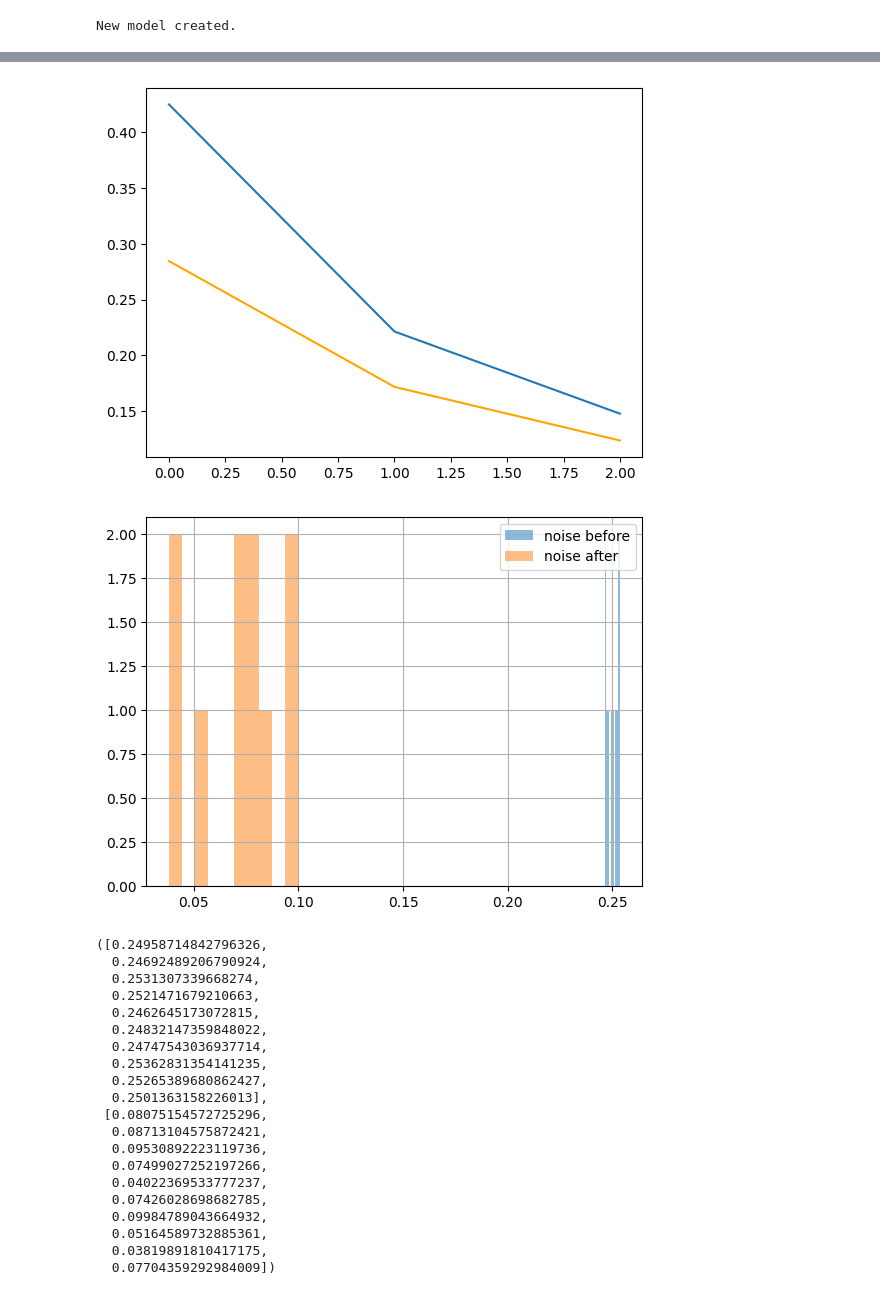
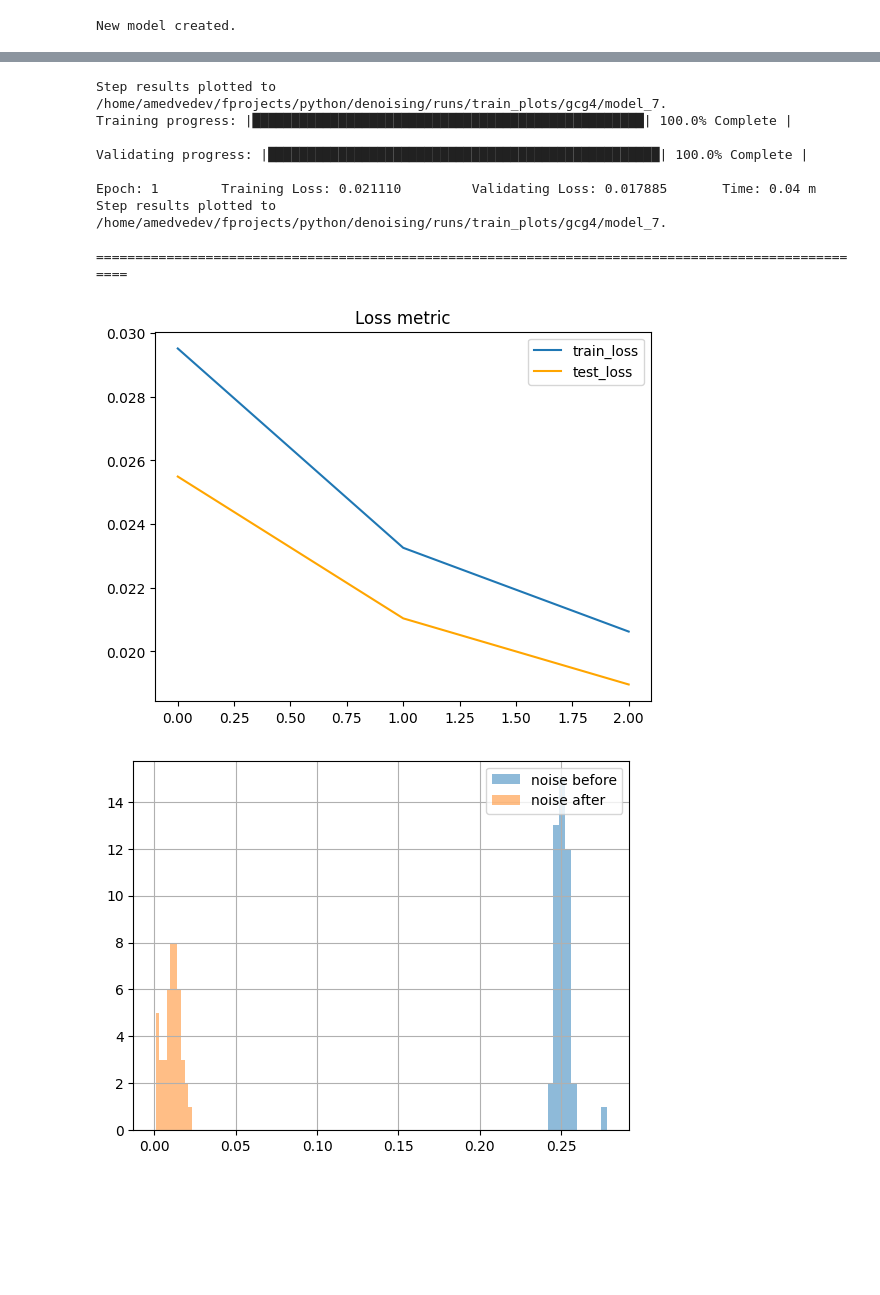
Before and after one commit to medaldev/DenoisingCNN, a Jupyter notebook: notebooks/denoiser_environment.ipynb, the cells around one changed output, grey strips where cells are left out. Saved outputs shown, nothing was run; the diff lists cells and outputs as text; code cells hidden in the pictures; blank space fills up the shorter version.

```diff
--- a/notebooks/denoiser_environment.ipynb
+++ b/notebooks/denoiser_environment.ipynb
@@ -4,5 +4,5 @@ from applications.denoiser_environment import DenoiserEnvironment
 PATH_BASE = "/home/amedvedev/fprojects/python/denoising"
 
 width, height = 100, 100
-env = DenoiserEnvironment(name_model="model_6", name_dataset="gcg4", path_base=PATH_BASE)
+env = DenoiserEnvironment(name_model="model_7", name_dataset="gcg4", path_base=PATH_BASE)
 # %%
@@ -52,2 +30,0 @@ env.score(show=True)
-# %%
-env.train(3)
@@ -80,29 +31,21 @@ Step results plotted to /home/amedvedev/fprojects/python/denoising/runs/train_pl
+# %%
+env.train(1, step_saving=True, step_plotting=True)
+# %% [output]
+Step results plotted to /home/amedvedev/fprojects/python/denoising/runs/train_plots/gcg4/model_7.
+Training progress: |██████████████████████████████████████████████████| 100.0% Complete |
+
+Validating progress: |██████████████████████████████████████████████████| 100.0% Complete |
+
+Epoch: 1        Training Loss: 0.021110         Validating Loss: 0.017885       Time: 0.04 m
+Step results plotted to /home/amedvedev/fprojects/python/denoising/runs/train_plots/gcg4/model_7.
+
+====================================================================================================
 # %%
 env.show_metrics()
 # %% [output]
-[figure, old version]
+[figure, new version]
 # %%
-env.score(show=True)
+scores_before, scores = env.score(show=True)
 # %% [output]
-[figure, old version]
+[figure, new version]
-([0.24958714842796326,
-  0.24692489206790924,
-  0.2531307339668274,
-  0.2521471679210663,
-  0.2462645173072815,
-  0.24832147359848022,
-  0.24747543036937714,
-  0.25362831354141235,
-  0.25265389680862427,
-  0.2501363158226013],
- [0.08075154572725296,
-  0.08713104575872421,
-  0.09530892223119736,
-  0.07499027252197266,
-  0.04022369533777237,
-  0.07426028698682785,
-  0.09984789043664932,
-  0.05164589732885361,
-  0.03819891810417175,
-  0.07704359292984009])
 # %%
```
Also changed, not shown: parts of 6 cells of this notebook, 3 other files.
